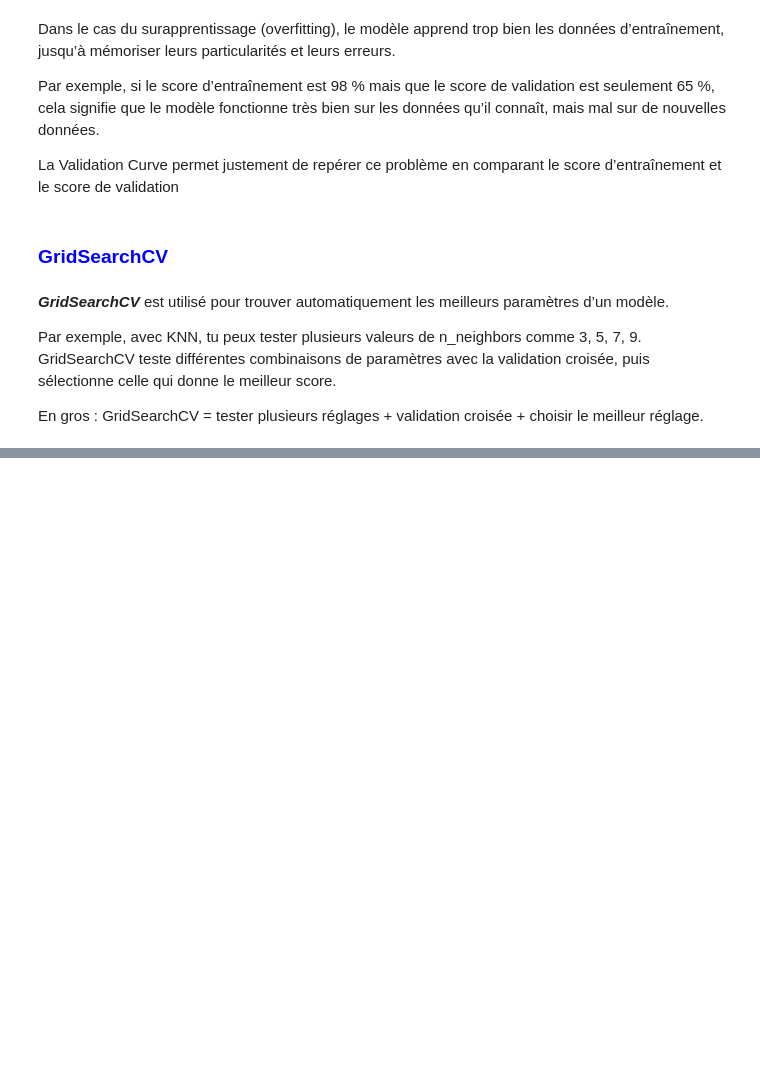
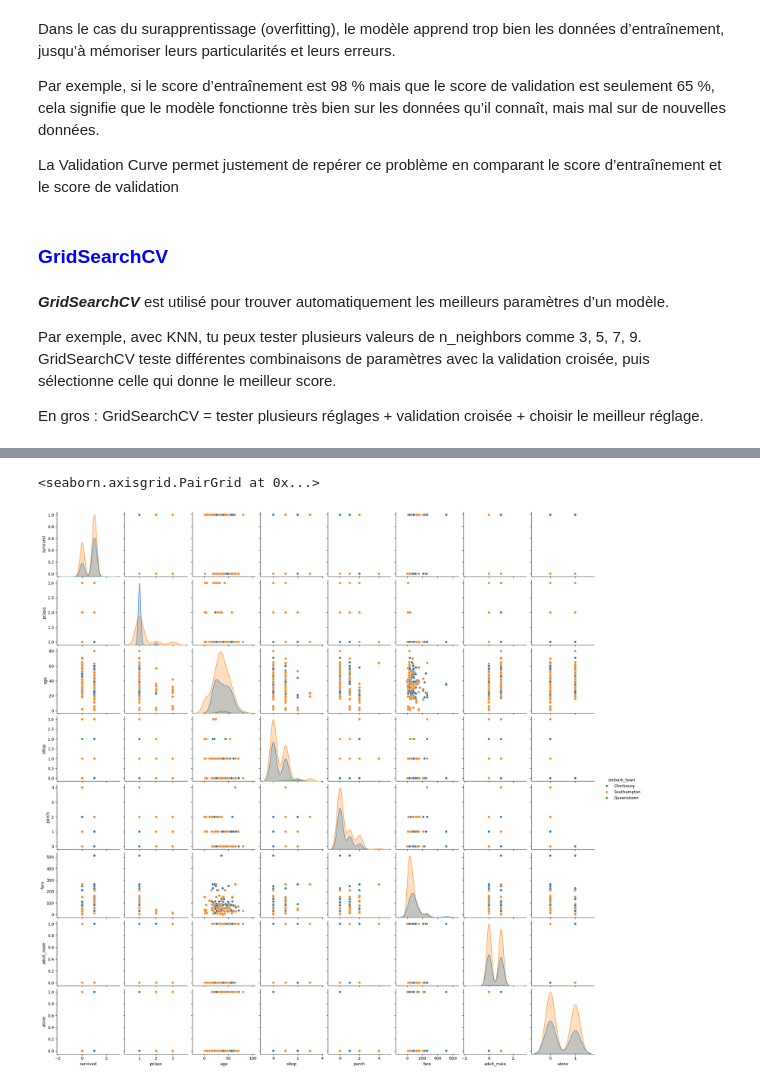
Before and after one commit to SAKPANI/Formation-Data_Science-et-Machine-Learning, a Jupyter notebook: Machine_Learning/Formation_01.ipynb, the cells around one changed output, grey strips where cells are left out. Drawn from its saved outputs; the diff is of its cells as text; code cells hidden in the pictures; blank space fills up the shorter version.

```diff
--- a/Machine_Learning/Formation_01.ipynb
+++ b/Machine_Learning/Formation_01.ipynb
@@ -337,0 +482,3 @@ from sklearn.model_selection import GridSearchCV
+# %%
+df = sns.load_dataset("titanic")
+df.head()
@@ -337,0 +512,3 @@ from sklearn.model_selection import GridSearchCV
+# %%
+df.dropna(inplace = True)
+df.isnull().sum()
@@ -337,0 +532,5 @@ from sklearn.model_selection import GridSearchCV
+# %%
+sns.pairplot(df, hue  = "embark_town")
+# %% [output]
+<seaborn.axisgrid.PairGrid at 0x...>
+[figure, added]
```
Also changed, not shown: parts of 52 cells of this notebook.
